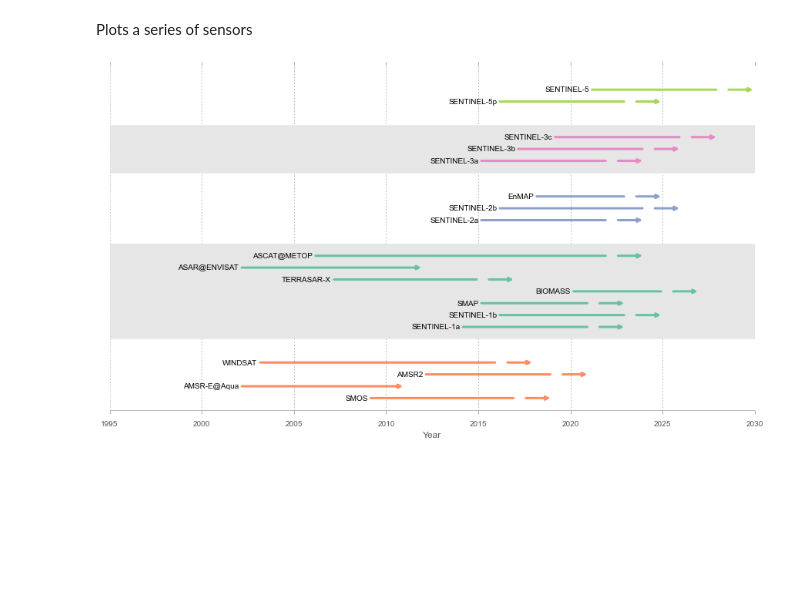
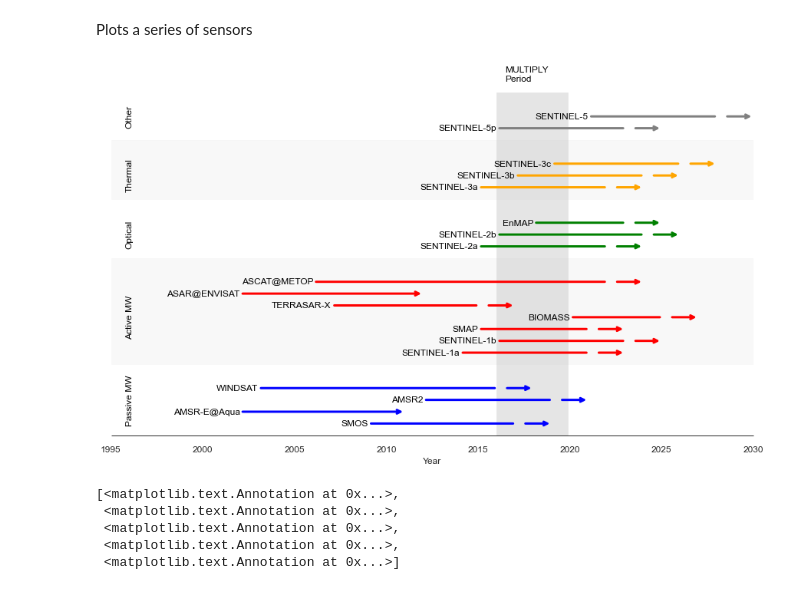
Before and after one commit to pygeo/sensorview, a Jupyter notebook: sensors_timeline.ipynb, the cells around one changed output. Drawn from its saved outputs; the diff is of its cells as text; code cells hidden in the pictures; blank space fills up the shorter version.

Commit message:
Changes to the plot to be a bit flashier

```diff
--- a/sensors_timeline.ipynb
+++ b/sensors_timeline.ipynb
@@ -8,6 +8,7 @@ import matplotlib.pyplot as plt
 import datetime
 import numpy as np
 
+plot_config()
 f = plt.figure(figsize=(15.,8.))
 ax = f.add_subplot(111)
 
@@ -45,7 +46,7 @@ class Sensor(object):
                             connectionstyle="arc3", linewidth=3, color=color) )
 
 
-colors = ["#FC8D62","#66C2A5","#8DA0CB","#E78AC3","#A6D854","#FFD92F","#E5C494","#B3B3B3"]
+
 others = []
 others.append(Sensor('SENTINEL-5p', datetime.datetime(2016,6,15), datetime.datetime(2023,12,31)))      # o.k.
 others.append(Sensor('SENTINEL-5', datetime.datetime(2021,1,1), datetime.datetime(2028,12,31)))  #o.k.
@@ -77,50 +78,63 @@ mw_p.append(Sensor('AMSR2', datetime.datetime(2012,5,18), datetime.datetime(2019
 mw_p.append(Sensor('WINDSAT', datetime.datetime(2003,1,6), datetime.datetime(2016,12,31))) # o.k.
 
 
-def do_plot(l,ax,color,yoff=1., span=False):
+def do_plot(l,ax,color,yoff=1.):
     cnt = 1
-    ystart = yoff
     for s in l:
         #print cnt
         s.plot(ax, color=color,y=yoff+cnt)
-
         cnt += 1
         ax.set_xlim(1995,2030)
-    yend = yoff + cnt
-    if span:
-        plt.axhspan ( yoff, yoff + cnt, color="0.9" )
     res = ''
     return cnt+off + 1, res
+
 
 lines = []
 labels = []
 off = 0
-off, res = do_plot(mw_p,ax,colors[0],yoff=off)
+offold = off
+off, res = do_plot(mw_p,ax,'blue',yoff=off)
+plt.text(1996, (off +offold)/2, 'Passive MW', props, rotation=90)
+props={'ha':'center', 'va':'center'}
+offold = off
 lines.append(res)
 labels.append('passive microwave')
-off, res = do_plot(mw_a,ax,colors[1],yoff=off, span=True)
+off, res = do_plot(mw_a,ax,'red',yoff=off)
+plt.text(1996, (off +offold)/2, 'Active MW', props, rotation=90)
 lines.append(res)
 labels.append('active microwave')
-off, res = do_plot(optical,ax,colors[2],yoff=off)
+plt.axhspan ( offold, off, zorder=-100, color="0.95", alpha=0.5)
+offold = off
+off, res = do_plot(optical,ax,'green',yoff=off)
+plt.text(1996, (off +offold)/2, 'Optical', props, rotation=90)
+offold = off
 lines.append(res)
 labels.append('optical')
-off, res = do_plot(thermal,ax,colors[3],yoff=off, span=True)
+off, res = do_plot(thermal,ax,'orange',yoff=off)
+plt.text(1996, (off +offold)/2, 'Thermal', props, rotation=90)
+plt.axhspan ( offold, off, zorder=-100, color="0.95", alpha=0.5)
+offold = off
 lines.append(res)
 labels.append('thermal')
-off, res = do_plot(others,ax,colors[4],yoff=off)
+plt.axhspan ( offold, off, zorder=-100, color="0.95", alpha=0.5)
+
+offold = off
+off, res = do_plot(others,ax,'grey',yoff=off)
+plt.text(1996, (off +offold)/2, 'Other', props, rotation=90)
 lines.append(res)
 labels.append('others')
 
+offold = off
+
+pretty_axes ( ax )
+
 ax.set_ylim(0,off)
-ax.grid()
+ax.grid( False )
 ax.set_yticks([])
 ax.set_xlabel('Year')
 #ax.legend(tuple(lines),tuple(labels))
-ax.spines['top'].set_visible ( False )
-ax.spines['left'].set_visible ( False )
-ax.spines['right'].set_visible ( False )
-
-
+plt.axvspan ( 2016, 2019.9, color="0.8", alpha=0.5)
+plt.text( 2016.5, off+1, "MULTIPLY\nPeriod")
 f.savefig('sensors.png', dpi=200)
 # %% [output]
-[figure, old version]
+[figure, new version]
@@ -126,0 +205,8 @@ f.savefig('sensors.png', dpi=200)
+# %%
+lines
+# %% [output]
+[<matplotlib.text.Annotation at 0x...>,
+ <matplotlib.text.Annotation at 0x...>,
+ <matplotlib.text.Annotation at 0x...>,
+ <matplotlib.text.Annotation at 0x...>,
+ <matplotlib.text.Annotation at 0x...>]
```
Also changed, not shown: parts of 2 cells of this notebook.
